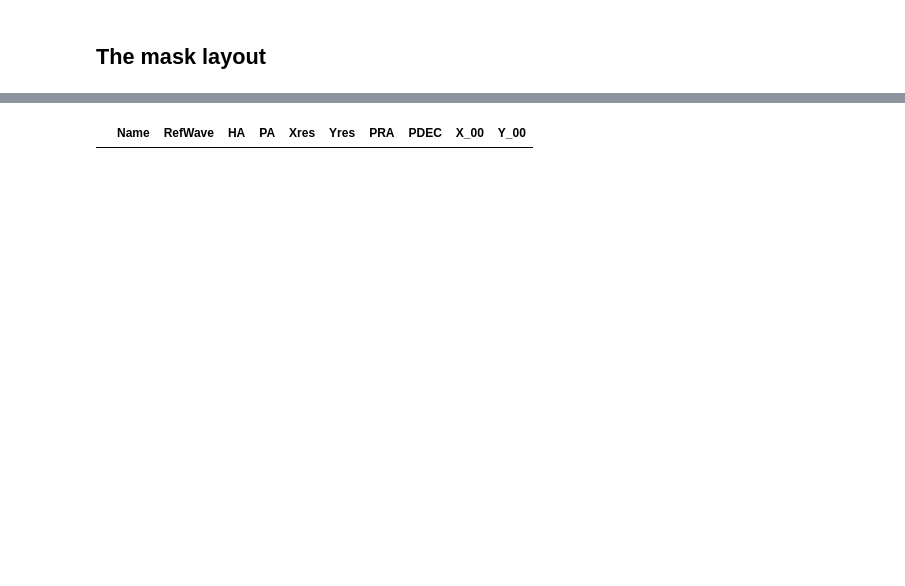
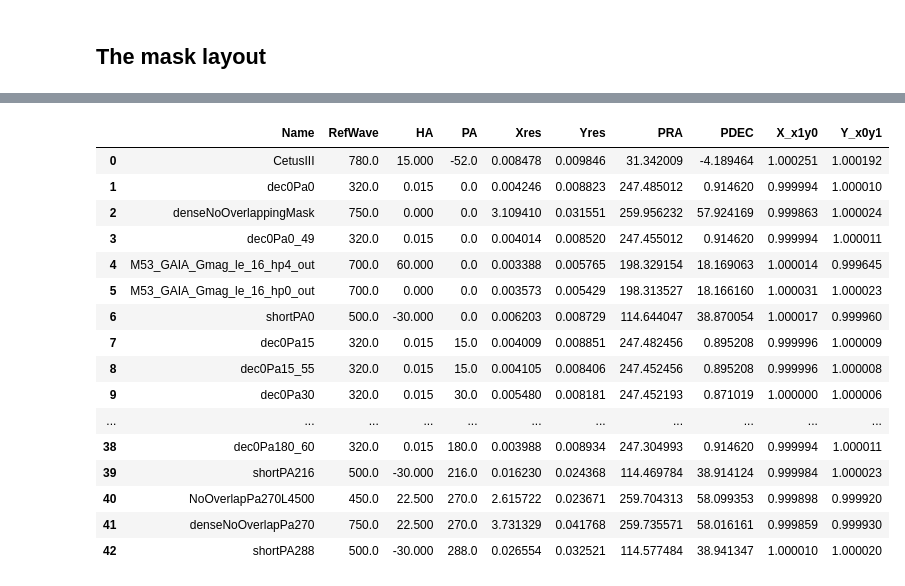
Before and after one commit to KeckObservatory/SlitmaskDesignTool, a Jupyter notebook: Notebooks/DistorsionFit.ipynb, the cells around one changed output, grey strips where cells are left out. Saved outputs shown, nothing was run; the diff lists cells and outputs as text; code cells hidden in the pictures; blank space fills up the shorter version.

```diff
--- a/Notebooks/DistorsionFit.ipynb
+++ b/Notebooks/DistorsionFit.ipynb
@@ -56,0 +50,2 @@ config.properties["params"] = ConfigFile(param_fname)
+# %%
+config = getDefaultConfig()
@@ -125,7 +147,8 @@ for k in keys:
         continue
     print(k)
     try:
-        mdf, xfit, yfit, xres, yres = calcDistortionCoef(info, config, layout, 1)
+        mdf, xfit, yfit, xres, yres = DistortionUtil.calcDistortionCoef(info, config, 1)
+
     except Exception as e:
         print(k, "failed", e)
         continue
@@ -168,15 +191,33 @@ dec0Pa180 failed markInside() takes 1 positional argument but 2 were given
 # %%
 #
 # Outputs results
 #
 colNames = ["Name", "RefWave", "HA", "PA", "Xres", "Yres", "PRA", "PDEC"]
-colNames.extend(coeffNames("X_", 4))
-colNames.extend(coeffNames("Y_", 4))
+colNames.extend(coeffNames("X_", 1))
+colNames.extend(coeffNames("Y_", 1))
 
 coeffsDf = pd.DataFrame(coeffs, columns=colNames)
-coeffsDf[["Name", "RefWave", "HA", "PA", "Xres", "Yres", "PRA", "PDEC", "X_00", "Y_00"]]
+coeffsDf[
+    ["Name", "RefWave", "HA", "PA", "Xres", "Yres", "PRA", "PDEC", "X_x1y0", "Y_x0y1"]
+]
 # %% [output]
-|  | Name | RefWave | HA | PA | Xres | Yres | PRA | PDEC | X_00 | Y_00 |
+|  | Name | RefWave | HA | PA | Xres | Yres | PRA | PDEC | X_x1y0 | Y_x0y1 |
+| 0 | CetusIII | 780.0 | 15.000 | -52.0 | 0.008478 | 0.009846 | 31.342009 | -4.189464 | 1.000251 | 1.000192 |
+| 1 | dec0Pa0 | 320.0 | 0.015 | 0.0 | 0.004246 | 0.008823 | 247.485012 | 0.914620 | 0.999994 | 1.000010 |
+| 2 | denseNoOverlappingMask | 750.0 | 0.000 | 0.0 | 3.109410 | 0.031551 | 259.956232 | 57.924169 | 0.999863 | 1.000024 |
+| 3 | dec0Pa0_49 | 320.0 | 0.015 | 0.0 | 0.004014 | 0.008520 | 247.455012 | 0.914620 | 0.999994 | 1.000011 |
+| 4 | M53_GAIA_Gmag_le_16_hp4_out | 700.0 | 60.000 | 0.0 | 0.003388 | 0.005765 | 198.329154 | 18.169063 | 1.000014 | 0.999645 |
+| 5 | M53_GAIA_Gmag_le_16_hp0_out | 700.0 | 0.000 | 0.0 | 0.003573 | 0.005429 | 198.313527 | 18.166160 | 1.000031 | 1.000023 |
+| 6 | shortPA0 | 500.0 | -30.000 | 0.0 | 0.006203 | 0.008729 | 114.644047 | 38.870054 | 1.000017 | 0.999960 |
+| 7 | dec0Pa15 | 320.0 | 0.015 | 15.0 | 0.004009 | 0.008851 | 247.482456 | 0.895208 | 0.999996 | 1.000009 |
+| 8 | dec0Pa15_55 | 320.0 | 0.015 | 15.0 | 0.004105 | 0.008406 | 247.452456 | 0.895208 | 0.999996 | 1.000008 |
+| 9 | dec0Pa30 | 320.0 | 0.015 | 30.0 | 0.005480 | 0.008181 | 247.452193 | 0.871019 | 1.000000 | 1.000006 |
+| ... | ... | ... | ... | ... | ... | ... | ... | ... | ... | ... |
+| 38 | dec0Pa180_60 | 320.0 | 0.015 | 180.0 | 0.003988 | 0.008934 | 247.304993 | 0.914620 | 0.999994 | 1.000011 |
+| 39 | shortPA216 | 500.0 | -30.000 | 216.0 | 0.016230 | 0.024368 | 114.469784 | 38.914124 | 0.999984 | 1.000023 |
+| 40 | NoOverlapPa270L4500 | 450.0 | 22.500 | 270.0 | 2.615722 | 0.023671 | 259.704313 | 58.099353 | 0.999898 | 0.999920 |
+| 41 | denseNoOverlapPa270 | 750.0 | 22.500 | 270.0 | 3.731329 | 0.041768 | 259.735571 | 58.016161 | 0.999859 | 0.999930 |
+| 42 | shortPA288 | 500.0 | -30.000 | 288.0 | 0.026554 | 0.032521 | 114.577484 | 38.941347 | 1.000010 | 1.000020 |
 [interactive output not drawn]
 # %%
 plt.figure(figsize=(10, 4))
```
Also changed, not shown: parts of 12 cells of this notebook, 12 other files.
